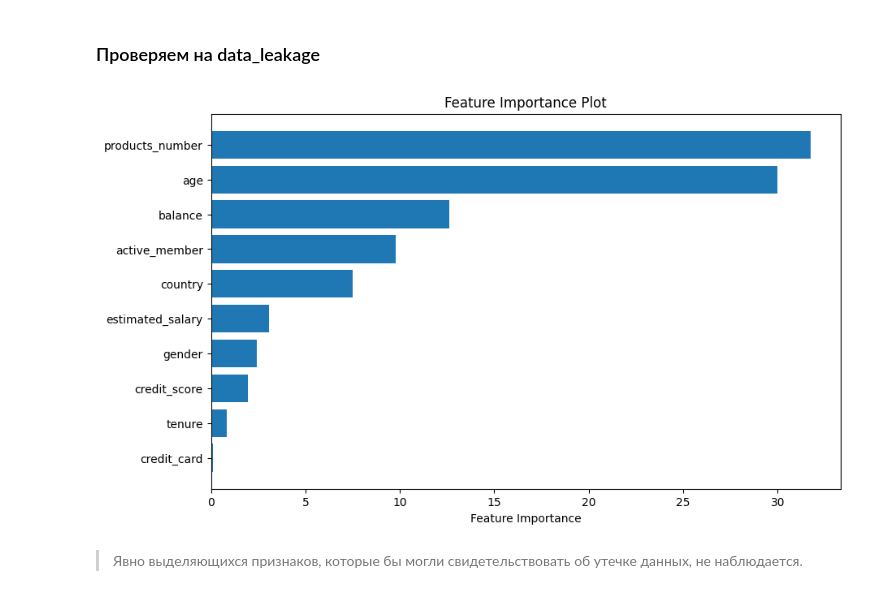
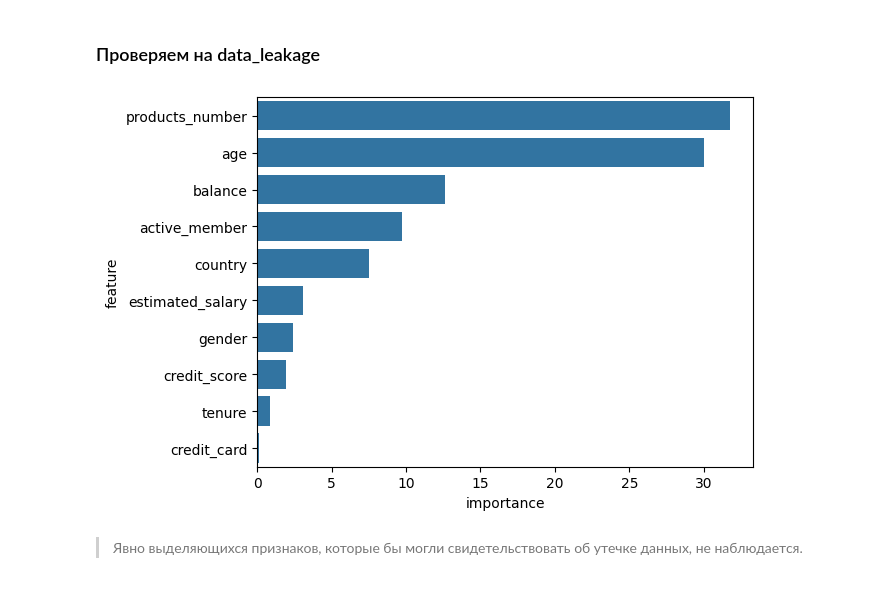
Before and after one commit to MarufIbragimov/zypl_ds, a Jupyter notebook: homework_2/homework_2.ipynb, the cells around one changed output. Cells and saved outputs as stored; diff of their text form; code cells hidden in the pictures.

```diff
--- a/homework_2/homework_2.ipynb
+++ b/homework_2/homework_2.ipynb
@@ -40,10 +40,11 @@ auc_train: 0.7367
 auc_test: 0.7346
 # %% [markdown]
 ### Проверяем на data_leakage
-# %%
-fn.plot_feature_importance(model, X_train.columns);
-# %% [output]
-[figure, removed]
+# %%
+feature_importance=fn.get_feature_importance(model, X_train.columns)
+fn.plot_feature_importance(feature_importance)
+# %% [output]
+[figure, added]
 # %% [markdown]
 > Явно выделяющихся признаков, которые бы могли свидетельствовать об утечке данных, не наблюдается.
 # %% [markdown]
```
Also changed, not shown: parts of 18 cells of this notebook.
